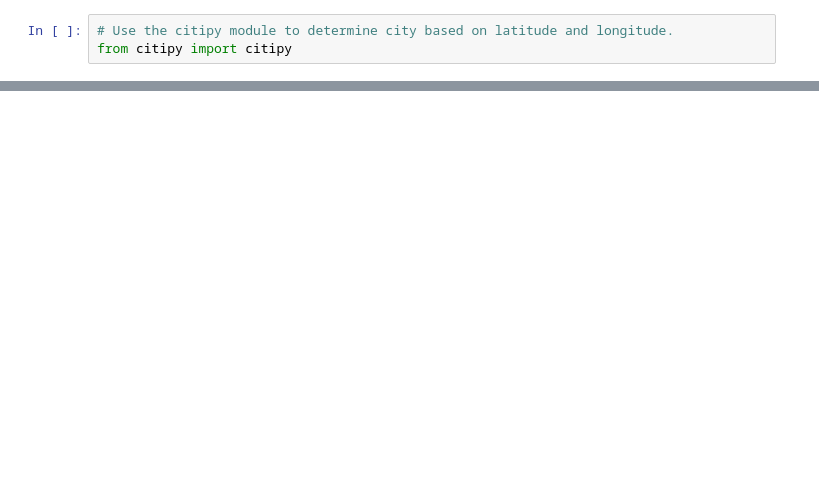
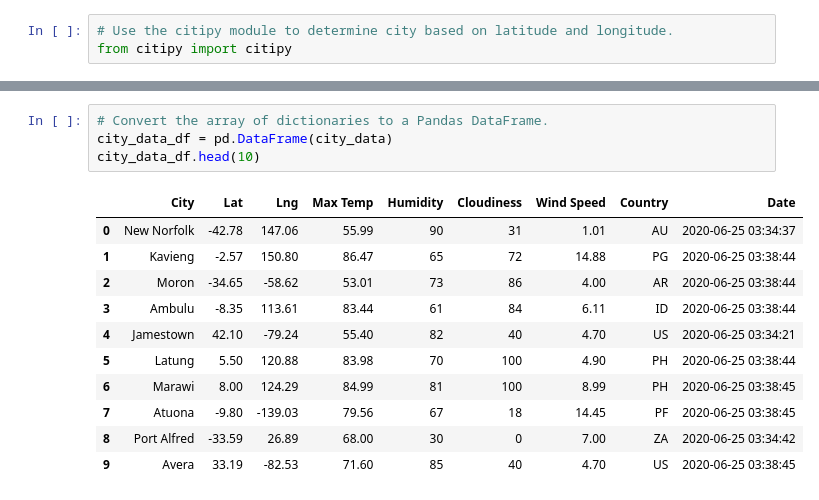
Before and after one commit to jgrotenhuis/World_Weather_Analysis, a Jupyter notebook: WeatherPy.ipynb, the cells around one changed output, grey strips where cells are left out. Cells and saved outputs as stored; diff of their text form; blank space fills up the shorter version.

```diff
--- a/WeatherPy.ipynb
+++ b/WeatherPy.ipynb
@@ -52,0 +138,16 @@ len(cities)
+# %%
+# Convert the array of dictionaries to a Pandas DataFrame.
+city_data_df = pd.DataFrame(city_data)
+city_data_df.head(10)
+# %% [output]
+|  | City | Lat | Lng | Max Temp | Humidity | Cloudiness | Wind Speed | Country | Date |
+| 0 | New Norfolk | -42.78 | 147.06 | 55.99 | 90 | 31 | 1.01 | AU | 2020-06-25 03:34:37 |
+| 1 | Kavieng | -2.57 | 150.80 | 86.47 | 65 | 72 | 14.88 | PG | 2020-06-25 03:38:44 |
+| 2 | Moron | -34.65 | -58.62 | 53.01 | 73 | 86 | 4.00 | AR | 2020-06-25 03:38:44 |
+| 3 | Ambulu | -8.35 | 113.61 | 83.44 | 61 | 84 | 6.11 | ID | 2020-06-25 03:38:44 |
+| 4 | Jamestown | 42.10 | -79.24 | 55.40 | 82 | 40 | 4.70 | US | 2020-06-25 03:34:21 |
+| 5 | Latung | 5.50 | 120.88 | 83.98 | 70 | 100 | 4.90 | PH | 2020-06-25 03:38:44 |
+| 6 | Marawi | 8.00 | 124.29 | 84.99 | 81 | 100 | 8.99 | PH | 2020-06-25 03:38:45 |
+| 7 | Atuona | -9.80 | -139.03 | 79.56 | 67 | 18 | 14.45 | PF | 2020-06-25 03:38:45 |
+| 8 | Port Alfred | -33.59 | 26.89 | 68.00 | 30 | 0 | 7.00 | ZA | 2020-06-25 03:34:42 |
+| 9 | Avera | 33.19 | -82.53 | 71.60 | 85 | 40 | 4.70 | US | 2020-06-25 03:38:45 |
```
Also changed, not shown: parts of 7 cells of this notebook, 3 other files.
